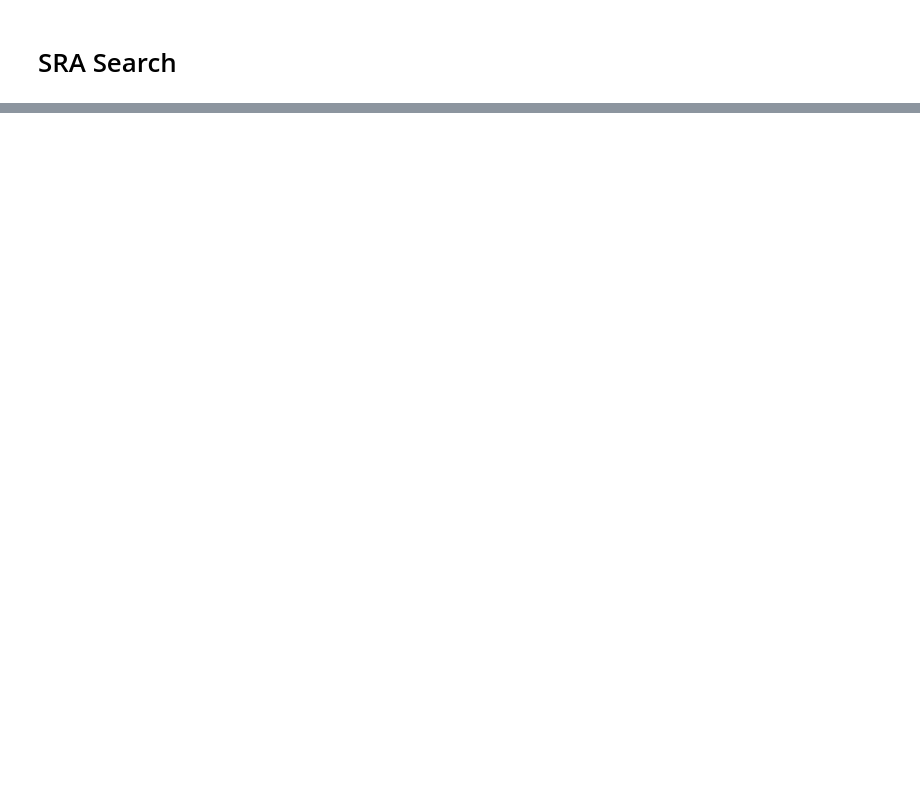
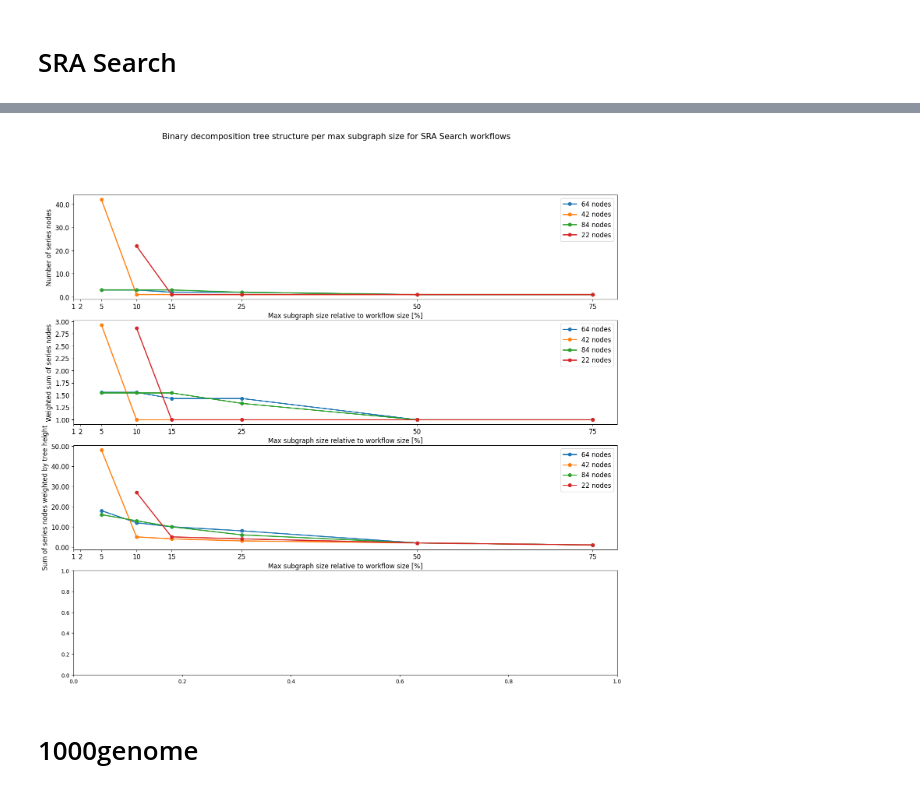
Before and after one commit to mkroczek/QHyper, a Jupyter notebook: demo/experiments/MSS_influence.ipynb, the cells around one changed output, grey strips where cells are left out. Drawn from its saved outputs; the diff is of its cells as text; code cells hidden in the pictures; blank space fills up the shorter version.

```diff
--- a/demo/experiments/MSS_influence.ipynb
+++ b/demo/experiments/MSS_influence.ipynb
@@ -418,0 +365,17 @@ int(1.7)
+# %%
+workflows = [
+  "/home/marcin/Programming/pegasus-instances/srasearch/chameleon-cloud/srasearch-chameleon-30a-001.json",
+  "/home/marcin/Programming/pegasus-instances/srasearch/chameleon-cloud/srasearch-chameleon-20a-001.json",
+  "/home/marcin/Programming/pegasus-instances/srasearch/chameleon-cloud/srasearch-chameleon-40a-001.json",
+  "/home/marcin/Programming/pegasus-instances/srasearch/chameleon-cloud/srasearch-chameleon-10a-001.json"
+]
+machines_file = "../workflows_data/machines/linear_smaller_diff.json"
+divisions = [0.75, 0.5, 0.25, 0.15, 0.1, 0.05, 0.02, 0.01]
+# %%
+sra_search_tree_results = extract_tree_structure_for_workflow_family(workflows, machines_file, divisions)
+# %%
+plot_tree_analysis_for_family("SRA Search", sra_search_tree_results, divisions, False)
+# %% [output]
+[figure, added]
+# %% [markdown]
+# 1000genome
```
Also changed, not shown: parts of 26 cells of this notebook, 20 other files.
